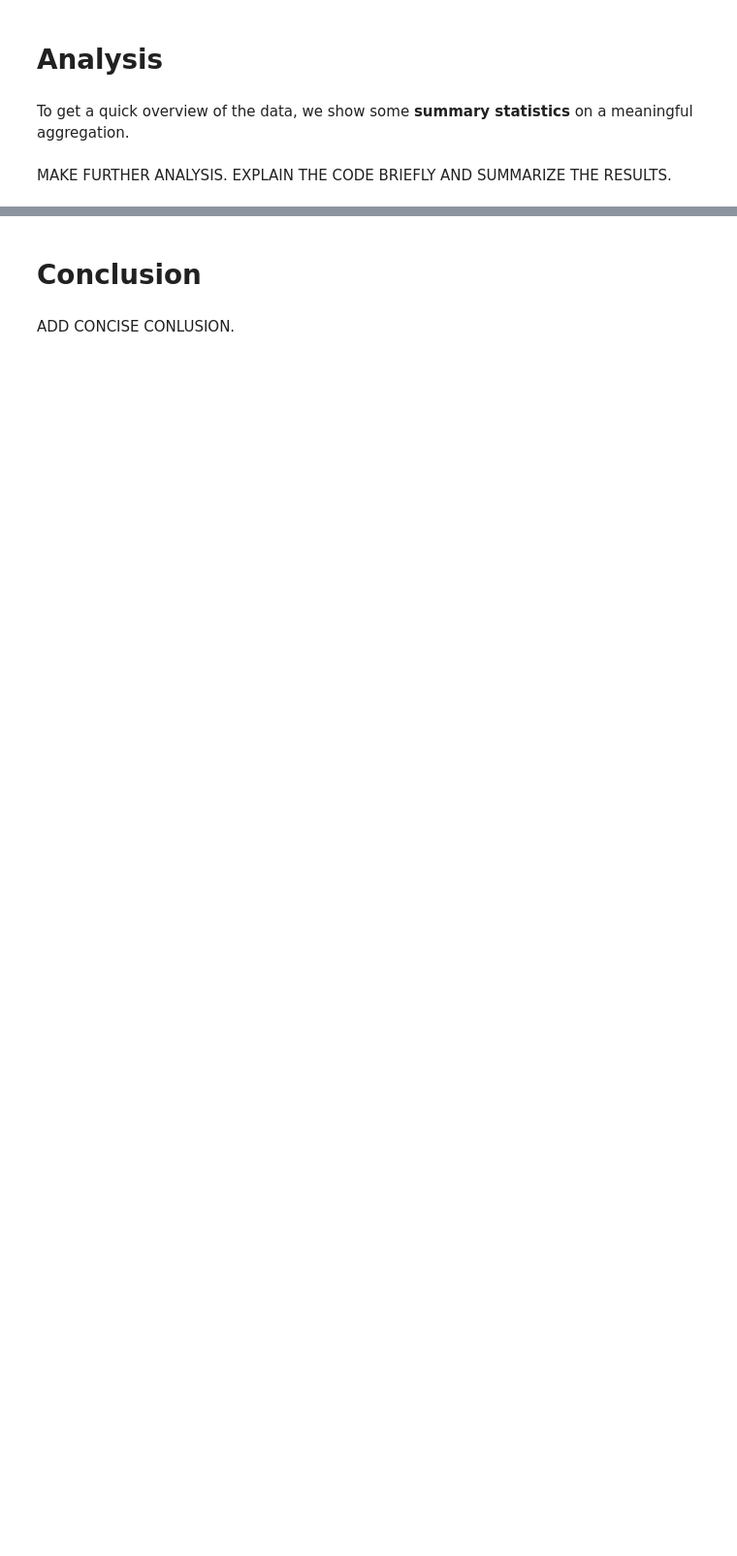
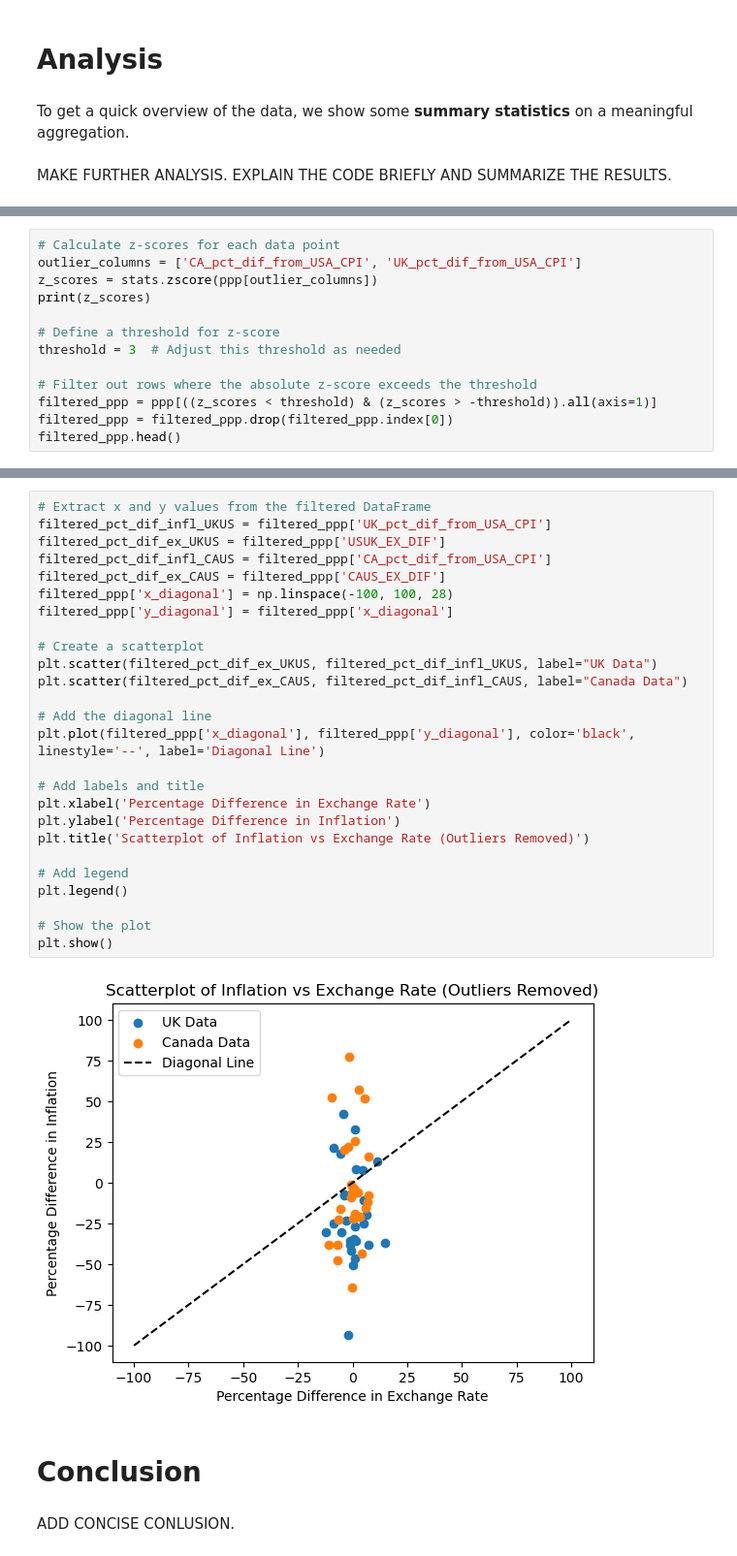
Before and after one commit to NumEconCopenhagen/projects-2024-kbh-herning, a Jupyter notebook: dataproject/dataproject.ipynb, the cells around one changed output, grey strips where cells are left out. Shown at 97% size. Cells and saved outputs as stored; diff of their text form; blank space fills up the shorter version.

Commit message:
data færdig

```diff
--- a/dataproject/dataproject.ipynb
+++ b/dataproject/dataproject.ipynb
@@ -196,0 +146,13 @@ MAKE FURTHER ANALYSIS. EXPLAIN THE CODE BRIEFLY AND SUMMARIZE THE RESULTS.
+# %%
+# Calculate z-scores for each data point
+outlier_columns = ['CA_pct_dif_from_USA_CPI', 'UK_pct_dif_from_USA_CPI']
+z_scores = stats.zscore(ppp[outlier_columns])
+print(z_scores)
+
+# Define a threshold for z-score
+threshold = 3  # Adjust this threshold as needed
+
+# Filter out rows where the absolute z-score exceeds the threshold
+filtered_ppp = ppp[((z_scores < threshold) & (z_scores > -threshold)).all(axis=1)]
+filtered_ppp = filtered_ppp.drop(filtered_ppp.index[0])
+filtered_ppp.head()
@@ -197,3 +184,31 @@ MAKE FURTHER ANALYSIS. EXPLAIN THE CODE BRIEFLY AND SUMMARIZE THE RESULTS.
+# %%
+# Extract x and y values from the filtered DataFrame
+filtered_pct_dif_infl_UKUS = filtered_ppp['UK_pct_dif_from_USA_CPI']
+filtered_pct_dif_ex_UKUS = filtered_ppp['USUK_EX_DIF']
+filtered_pct_dif_infl_CAUS = filtered_ppp['CA_pct_dif_from_USA_CPI']
+filtered_pct_dif_ex_CAUS = filtered_ppp['CAUS_EX_DIF']
+filtered_ppp['x_diagonal'] = np.linspace(-100, 100, 28)
+filtered_ppp['y_diagonal'] = filtered_ppp['x_diagonal']
+
+# Create a scatterplot
+plt.scatter(filtered_pct_dif_ex_UKUS, filtered_pct_dif_infl_UKUS, label="UK Data")
+plt.scatter(filtered_pct_dif_ex_CAUS, filtered_pct_dif_infl_CAUS, label="Canada Data")
+
+# Add the diagonal line
+plt.plot(filtered_ppp['x_diagonal'], filtered_ppp['y_diagonal'], color='black', linestyle='--', label='Diagonal Line')
+
+# Add labels and title
+plt.xlabel('Percentage Difference in Exchange Rate')
+plt.ylabel('Percentage Difference in Inflation')
+plt.title('Scatterplot of Inflation vs Exchange Rate (Outliers Removed)')
+
+# Add legend
+plt.legend()
+
+# Show the plot
+plt.show()
+# %% [output]
+[figure, added]
 # %% [markdown]
 # Conclusion
 # %% [markdown]
```
Also changed, not shown: parts of 11 cells of this notebook.
